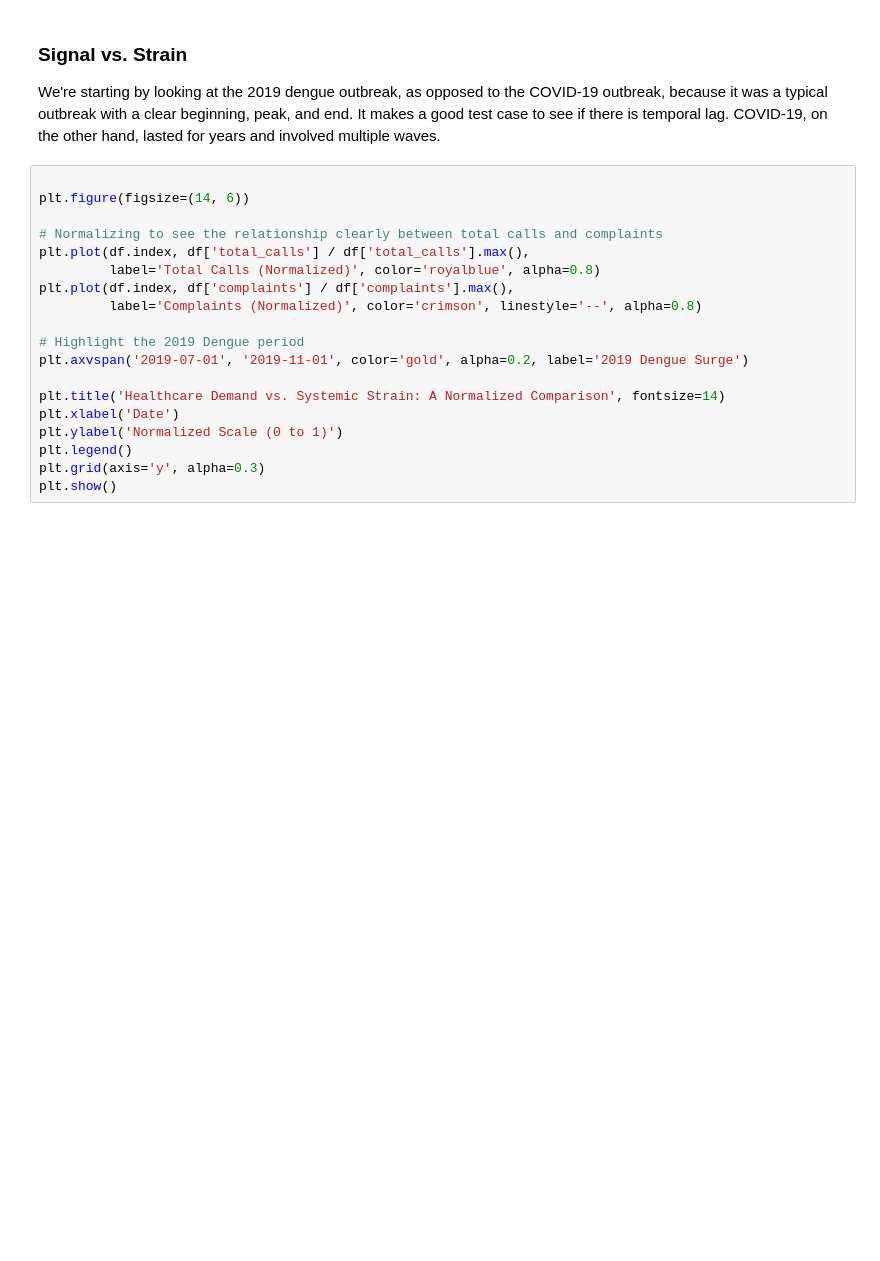
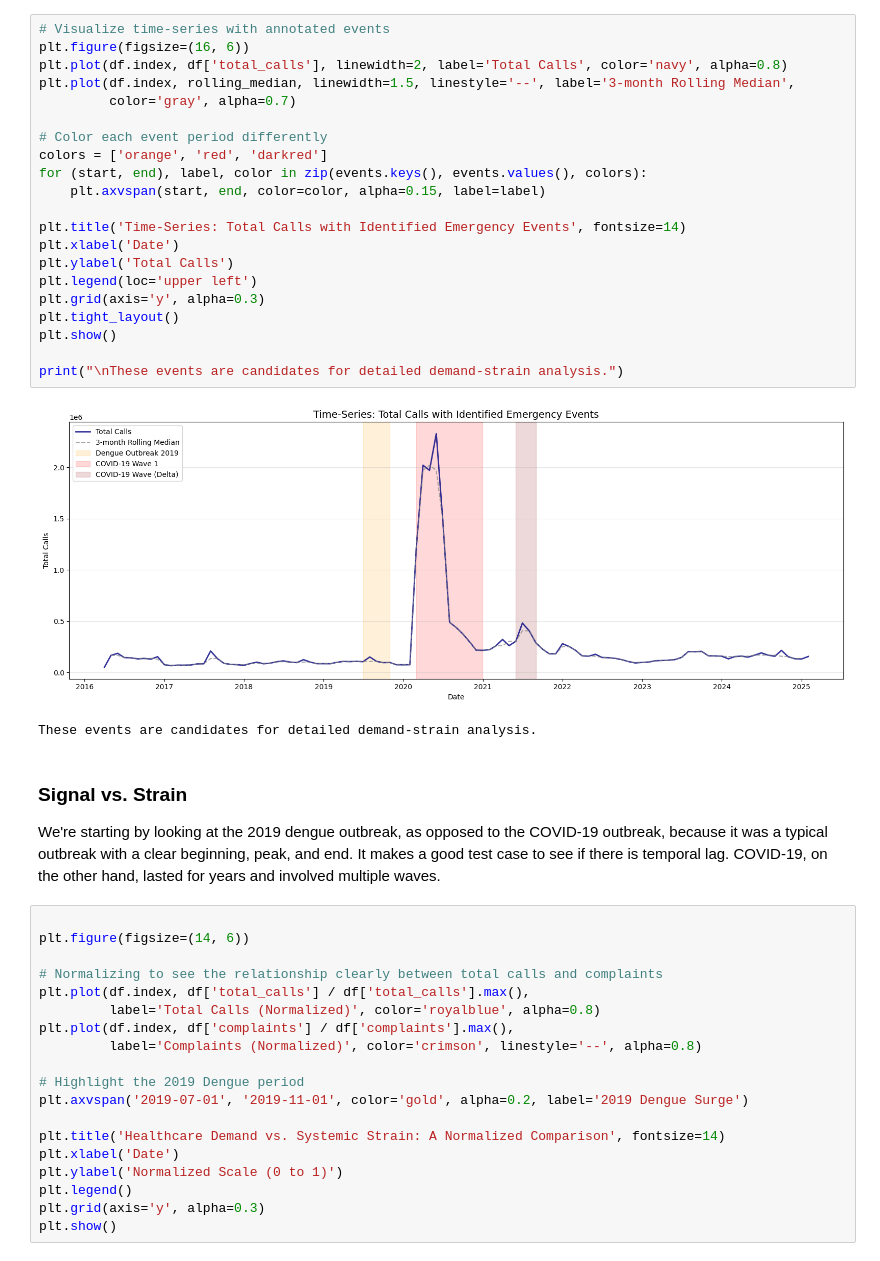
Before and after one commit to amschiltz/healthcare-surge-strain, a Jupyter notebook: notebooks/0.1-ams-initial-exploration.ipynb, the cells around one changed output. Saved outputs shown, nothing was run; the diff lists cells and outputs as text; blank space fills up the shorter version.

```diff
--- a/notebooks/0.1-ams-initial-exploration.ipynb
+++ b/notebooks/0.1-ams-initial-exploration.ipynb
@@ -101,3 +529,27 @@ df.head()
+# %%
+# Visualize time-series with annotated events
+plt.figure(figsize=(16, 6))
+plt.plot(df.index, df['total_calls'], linewidth=2, label='Total Calls', color='navy', alpha=0.8)
+plt.plot(df.index, rolling_median, linewidth=1.5, linestyle='--', label='3-month Rolling Median',
+         color='gray', alpha=0.7)
+
+# Color each event period differently
+colors = ['orange', 'red', 'darkred']
+for (start, end), label, color in zip(events.keys(), events.values(), colors):
+    plt.axvspan(start, end, color=color, alpha=0.15, label=label)
+
+plt.title('Time-Series: Total Calls with Identified Emergency Events', fontsize=14)
+plt.xlabel('Date')
+plt.ylabel('Total Calls')
+plt.legend(loc='upper left')
+plt.grid(axis='y', alpha=0.3)
+plt.tight_layout()
+plt.show()
+
+print("\nThese events are candidates for detailed demand-strain analysis.")
+# %% [output]
+[figure, added]
+These events are candidates for detailed demand-strain analysis.
 # %% [markdown]
 ### Signal vs. Strain
 We're starting by looking at the 2019 dengue outbreak, as opposed to the COVID-19 outbreak, because it was a typical outbreak with a clear beginning, peak, and end. It makes a good test case to see if there is temporal lag. COVID-19, on the other hand, lasted for years and involved multiple waves.
```
Also changed, not shown: parts of 47 cells of this notebook, 1 other file.
